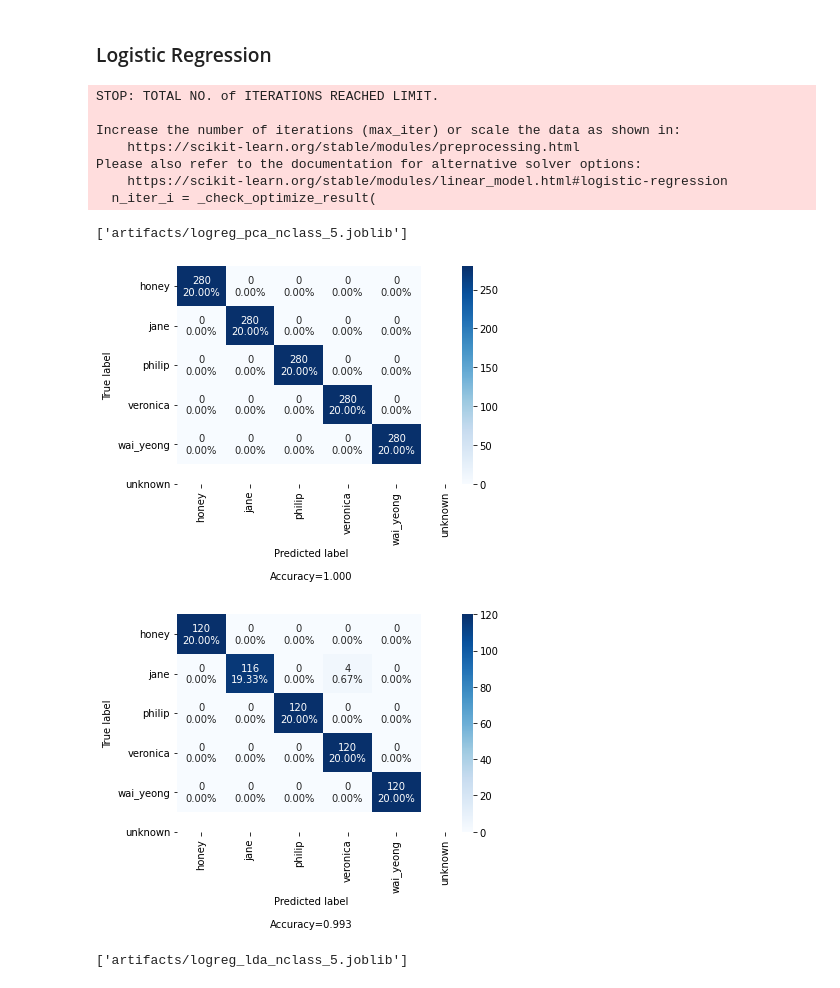
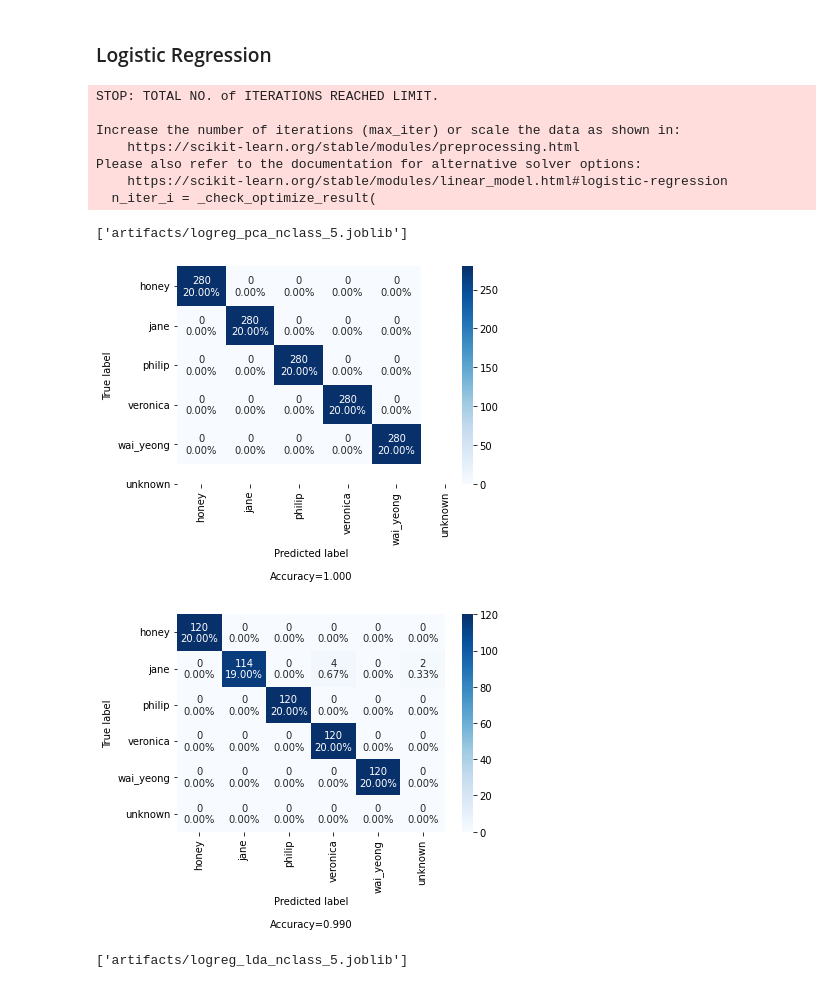
Before and after one commit to leephilipx/intelligent-system-design, a Jupyter notebook: part1/face-rec/combined_all.ipynb, the cells around one changed output. Drawn from its saved outputs; the diff is of its cells as text; code cells hidden in the pictures.

```diff
--- a/part1/face-rec/combined_all.ipynb
+++ b/part1/face-rec/combined_all.ipynb
@@ -592,25 +598,32 @@ np.savez_compressed('artifacts/wfj_lda_nclass_5.npz', mu_fj=mu_fj, inv_sigma_w_f
 # %%
 logreg_pca = LogisticRegression()
 logreg_pca.fit(X_train_pca, y_train)
 
-y_train_preds = logreg_pca.predict(X_train_pca)
-y_test_preds = logreg_pca.predict(X_test_pca)
+y_train_preds = logreg_pca.predict_proba(X_train_pca)
+y_train_unknown = y_train_preds.max(axis=1) <= 0.5
+y_train_preds = y_train_preds.argmax(axis=1)
+y_train_preds[y_train_unknown] = len(members)
+
+y_test_preds = logreg_pca.predict_proba(X_test_pca)
+y_test_unknown = y_test_preds.max(axis=1) <= 0.5
+y_test_preds = y_test_preds.argmax(axis=1)
+y_test_preds[y_test_unknown] = len(members)
 
 make_confusion_matrix(confusion_matrix(y_train, y_train_preds), categories=members);
 make_confusion_matrix(confusion_matrix(y_test, y_test_preds), categories=members);
 
 joblib.dump(logreg_pca, 'artifacts/logreg_pca_nclass_5.joblib')
 # %% [output]
 STOP: TOTAL NO. of ITERATIONS REACHED LIMIT.
 
 Increase the number of iterations (max_iter) or scale the data as shown in:
     https://scikit-learn.org/stable/modules/preprocessing.html
 Please also refer to the documentation for alternative solver options:
     https://scikit-learn.org/stable/modules/linear_model.html#logistic-regression
   n_iter_i = _check_optimize_result(
 ['artifacts/logreg_pca_nclass_5.joblib']
 [figure]
-[figure, old version]
+[figure, new version]
 # %%
 logreg_lda = LogisticRegression()
 logreg_lda.fit(X_train_lda, y_train)
```
Also changed, not shown: parts of 15 cells of this notebook, 5 other files.
